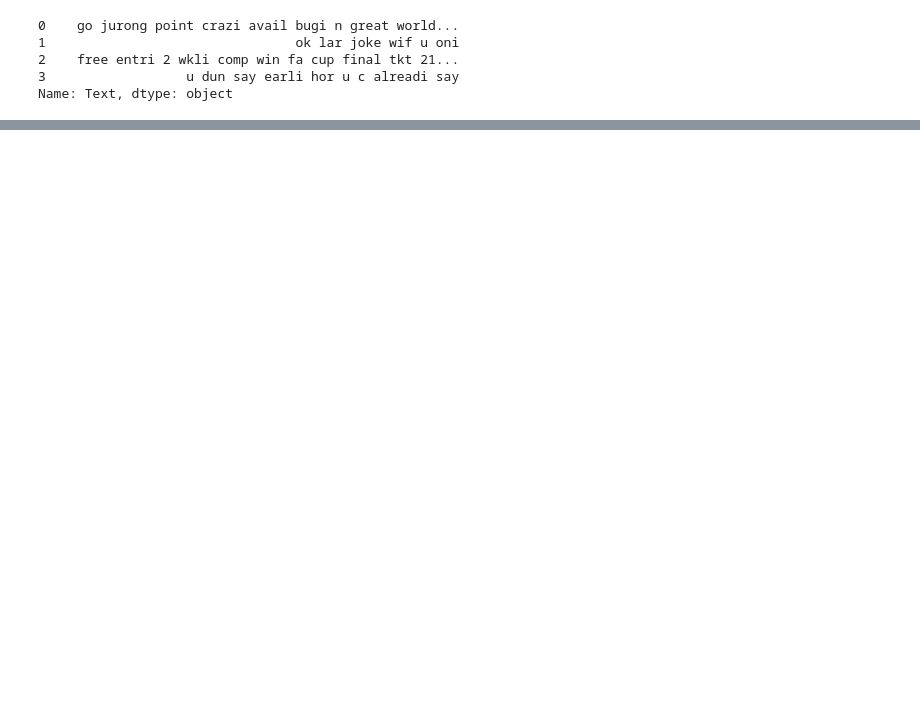
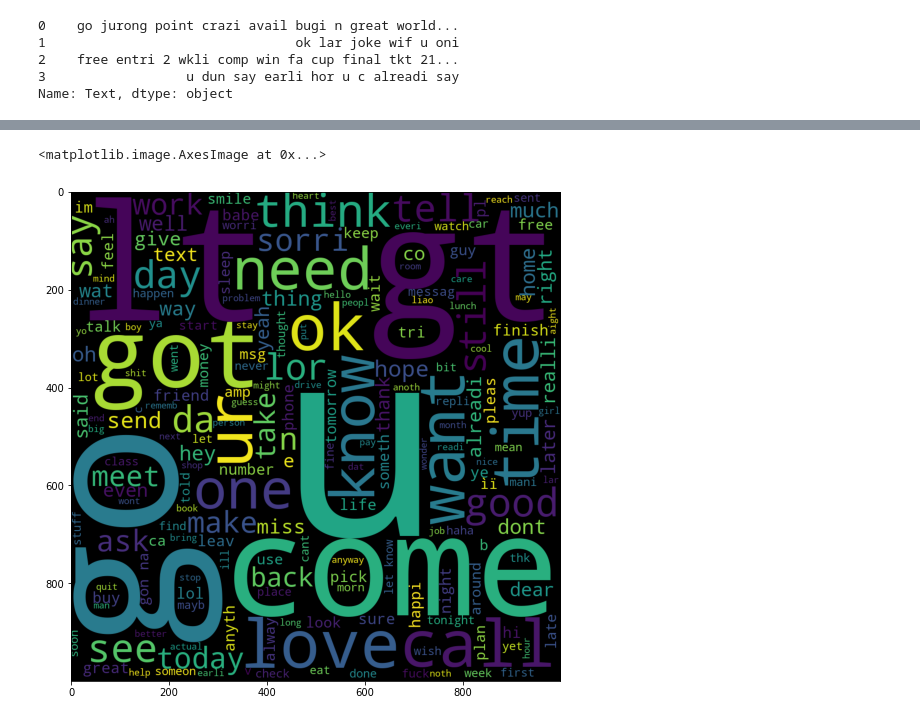
Before and after one commit to Pritush09/Sms-spam-Classifier-Project-UNderstanding, a Jupyter notebook: Email Spam Classifier .ipynb, the cells around one changed output, grey strips where cells are left out. Saved outputs shown, nothing was run; the diff lists cells and outputs as text; code cells hidden in the pictures; blank space fills up the shorter version.

```diff
--- a/Email Spam Classifier .ipynb
+++ b/Email Spam Classifier .ipynb
@@ -398,0 +417,8 @@ from word.
+# %%
+ham_wordcloud = wc.generate(maindata[maindata['Target']==0]['Transformed_Data'].str.cat(sep=" "))
+# %%
+plt.figure(figsize=(12,9))
+plt.imshow(ham_wordcloud)
+# %% [output]
+<matplotlib.image.AxesImage at 0x...>
+[figure, added]
```
Also changed, not shown: parts of 21 cells of this notebook.
